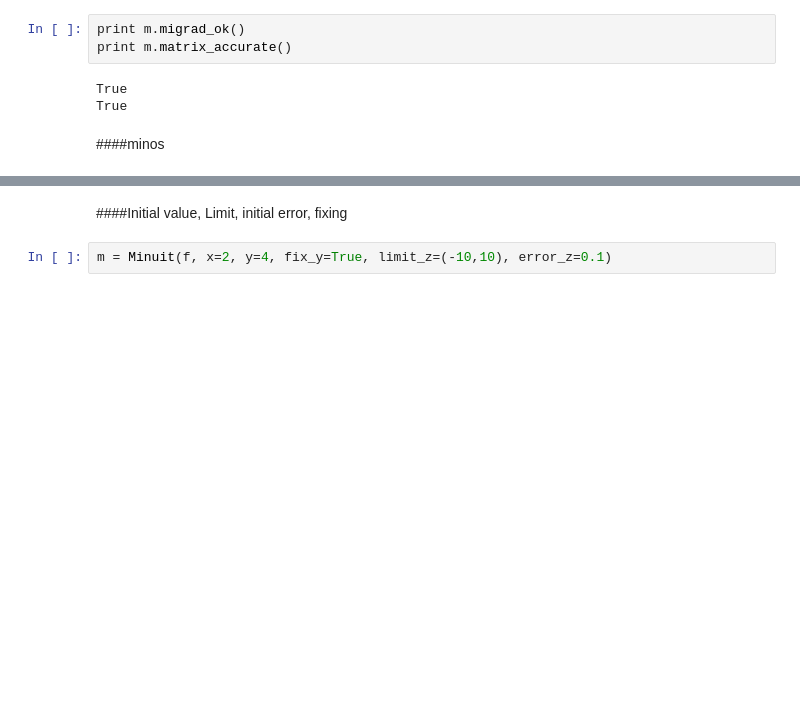
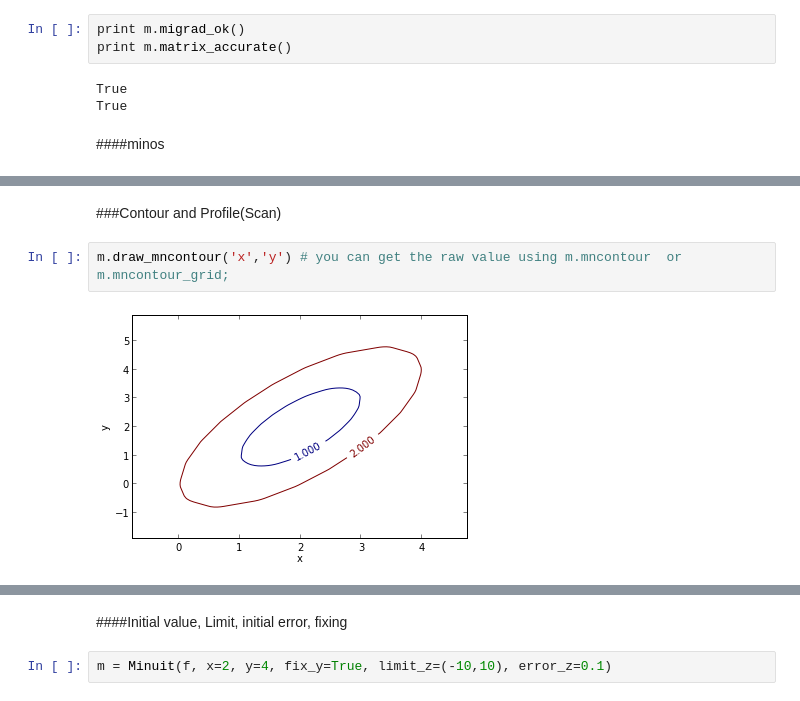
Before and after one commit to piti118/babar_python_tutorial, a Jupyter notebook: notebooks/04_Fitting.ipynb, the cells around one changed output, grey strips where cells are left out. Cells and saved outputs as stored; diff of their text form; blank space fills up the shorter version.

```diff
--- a/notebooks/04_Fitting.ipynb
+++ b/notebooks/04_Fitting.ipynb
@@ -124,0 +129,6 @@ m.merrors
+# %% [markdown]
+###Contour and Profile(Scan)
+# %%
+m.draw_mncontour('x','y') # you can get the raw value using m.mncontour  or m.mncontour_grid;
+# %% [output]
+[figure, added]
```
Also changed, not shown: parts of 27 cells of this notebook, 1 other file.
